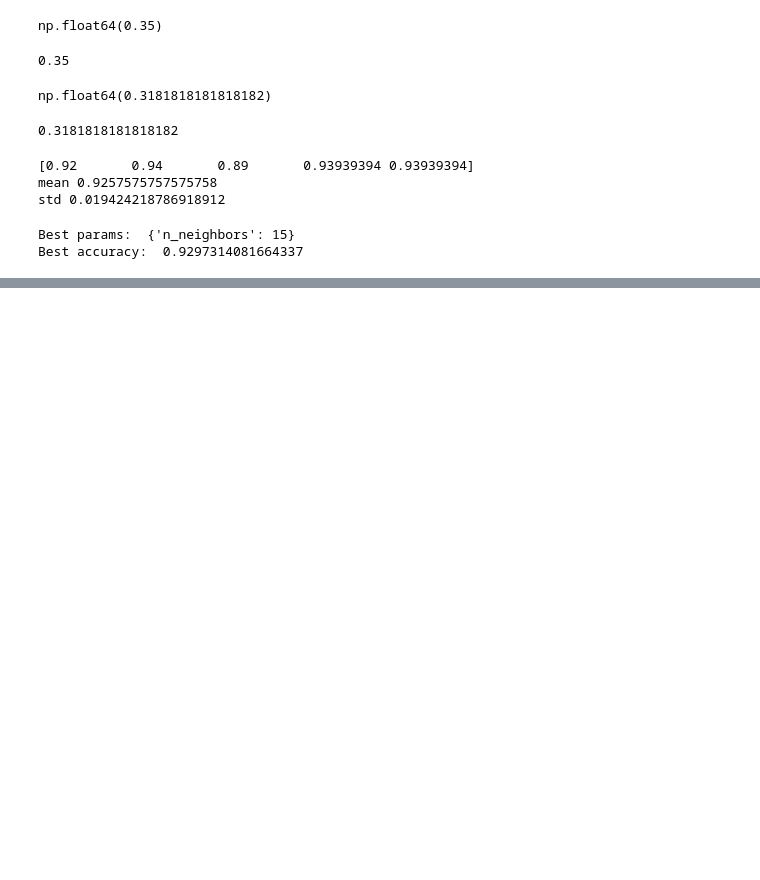
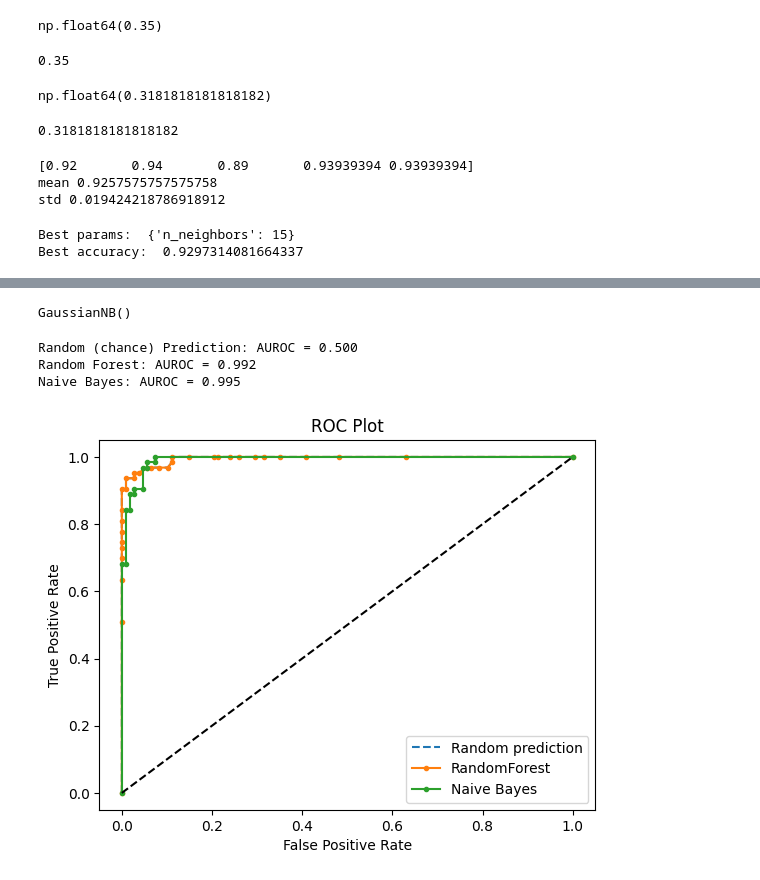
Before and after one commit to Ibolvachevamailu/My_progekt, a Jupyter notebook: EDA.ipynb, the cells around one changed output, grey strips where cells are left out. Saved outputs shown, nothing was run; the diff lists cells and outputs as text; code cells hidden in the pictures; blank space fills up the shorter version.

```diff
--- a/EDA.ipynb
+++ b/EDA.ipynb
@@ -709,0 +678,12 @@ array([0, 1, 1, 0, 0, 1, 1, 0, 0, 0, 0, 1, 0, 1, 0, 1, 0, 0, 0, 1, 0, 0,
+# %%
+nb = GaussianNB()#запускаем наивную бейсиковская модель (тоже предсказывает вероятности но по своему)
+nb.fit(X_train, y_train)
+# %% [output]
+GaussianNB()
+# %%
+r_probs = [0 for _ in range(len(y_test))]
+pred_proba_rf = rf.predict_proba(X_test)#предсказание вероятностей м-ом RandomForest
+pred_proba_nb = nb.predict_proba(X_test)#предсказание вероятностей по бейсиковской модели: получаем array массив с вер-ями 1 и 0;
+# %%
+pred_proba_rf = pred_proba_rf[:, 1]#вероятности по каждому значению предсказанная с пом. деревьев и отбираем вер-ти для класса 1
+pred_proba_nb = pred_proba_nb[:, 1]
@@ -709,0 +695,19 @@ array([0, 1, 1, 0, 0, 1, 1, 0, 0, 0, 0, 1, 0, 1, 0, 1, 0, 0, 0, 1, 0, 0,
+# %%
+r_auc = roc_auc_score(y_test, r_probs)
+rf_auc = roc_auc_score(y_test, pred_proba_nb)
+nb_auc = roc_auc_score(y_test, pred_proba_rf)
+print('Random (chance) Prediction: AUROC = %.3f' % (r_auc))
+print('Random Forest: AUROC = %.3f' % (rf_auc))
+print('Naive Bayes: AUROC = %.3f' % (nb_auc))
+# %% [output]
+Random (chance) Prediction: AUROC = 0.500
+Random Forest: AUROC = 0.992
+Naive Bayes: AUROC = 0.995
+# %%
+# 4. Вычисляем ROC-кривую и AUC
+from sklearn.metrics import roc_curve, auc
+fpr, tpr, thresholds = roc_curve(y_test, pred_proba_rf) #y_test ОДНОМЕРНЫЙ, pred_proba ОДНОМЕРНЫЙ
+roc_auc = auc(fpr, tpr)
+
+fpr2, tpr2, thresholds2 = roc_curve(y_test, pred_proba_nb) #y_test ОДНОМЕРНЫЙ, pred_proba ОДНОМЕРНЫЙ
+roc_auc = auc(fpr2, tpr2)
@@ -709,0 +716,21 @@ array([0, 1, 1, 0, 0, 1, 1, 0, 0, 0, 0, 1, 0, 1, 0, 1, 0, 0, 0, 1, 0, 0,
+# %%
+plt.plot(fpr, tpr, linestyle='--', label='Random prediction')
+plt.plot(fpr, tpr, marker='.', label='RandomForest')
+plt.plot(fpr2, tpr2, marker='.', label='Naive Bayes')
+
+
+# Title
+plt.plot([0, 1], [0, 1], 'k--')
+plt.title('ROC Plot')
+
+# Axis labels
+plt.xlabel('False Positive Rate')
+plt.ylabel('True Positive Rate')
+
+# Show legend
+plt.legend()
+
+# Show plot
+plt.show()
+# %% [output]
+[figure, added]
```
Also changed, not shown: parts of 29 cells of this notebook.
